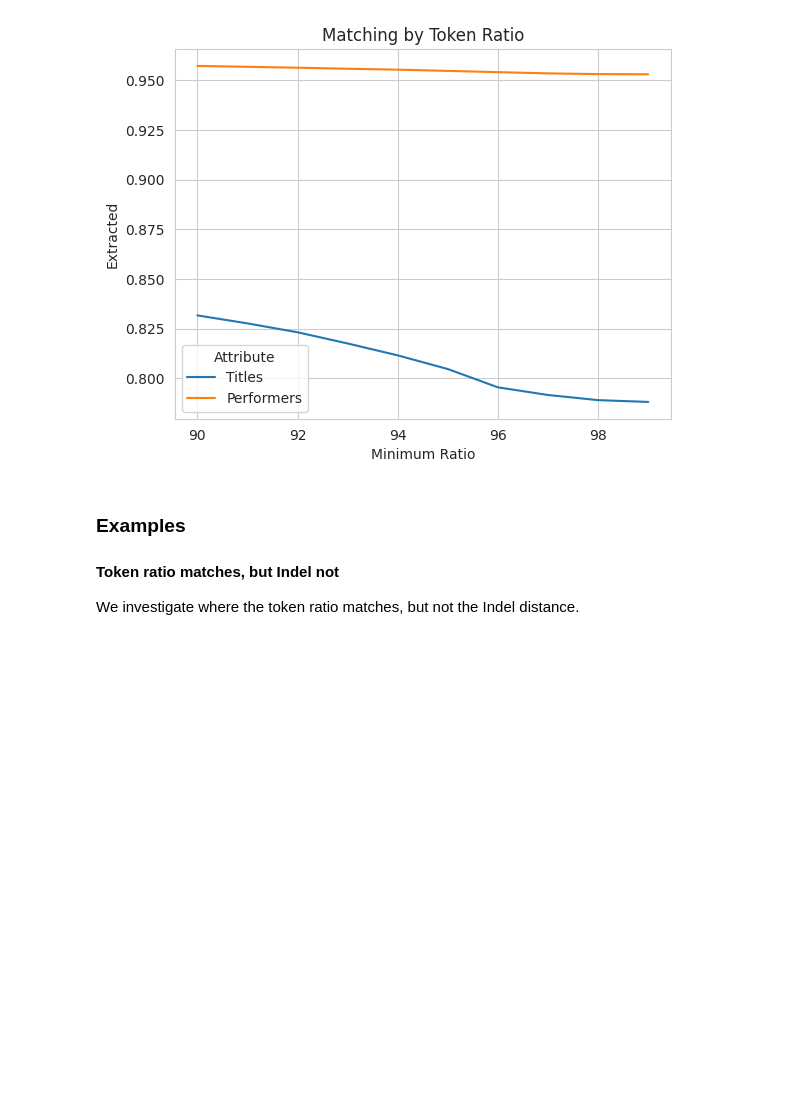
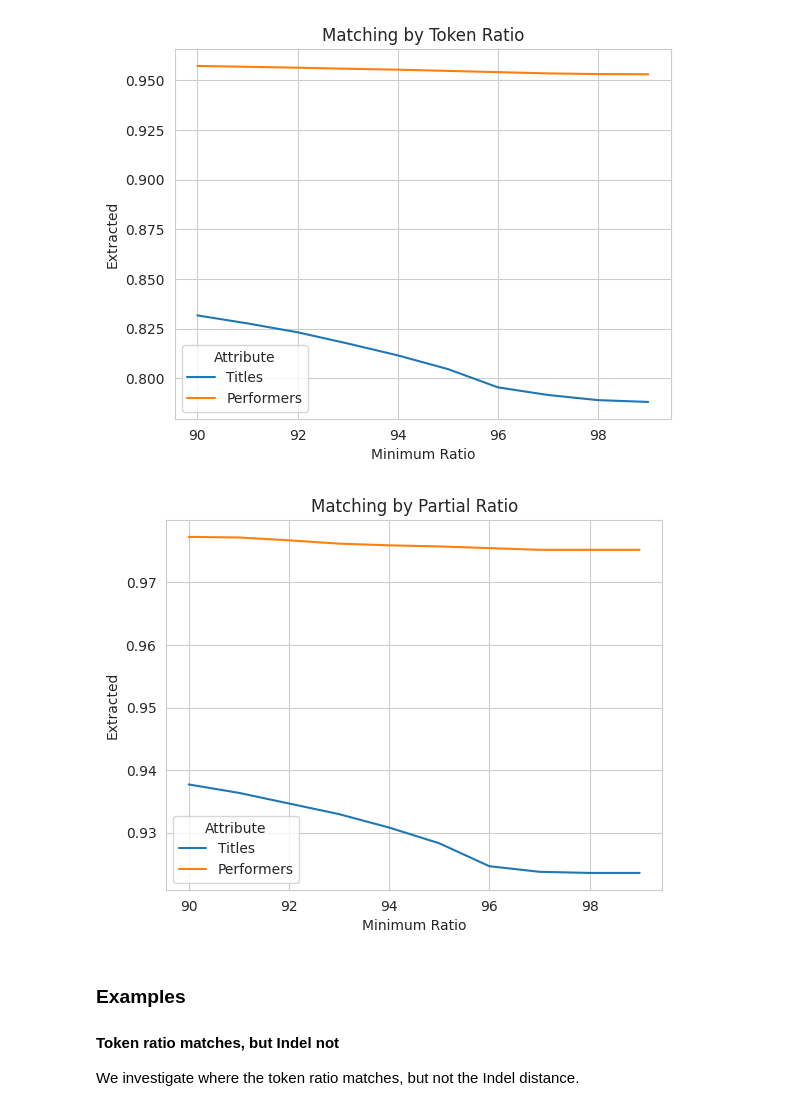
Before and after one commit to progsi/YTUnCoverLLM, a Jupyter notebook: notebooks/fuzzy_annotation.ipynb, the cells around one changed output. Drawn from its saved outputs; the diff is of its cells as text; code cells hidden in the pictures; blank space fills up the shorter version.

```diff
--- a/notebooks/fuzzy_annotation.ipynb
+++ b/notebooks/fuzzy_annotation.ipynb
@@ -124,6 +127,12 @@ plt.title("Matching by Token Ratio")
 plt.show()
 # %% [output]
 [figure]
+# %%
+sns.lineplot(data=get_experiment_df(series_partial), x="Minimum Ratio", y="Extracted", hue="Attribute")
+plt.title("Matching by Partial Ratio")
+plt.show()
+# %% [output]
+[figure, added]
 # %% [markdown]
 ### Examples
 #### Token ratio matches, but Indel not
```
Also changed, not shown: parts of 3 cells of this notebook.
